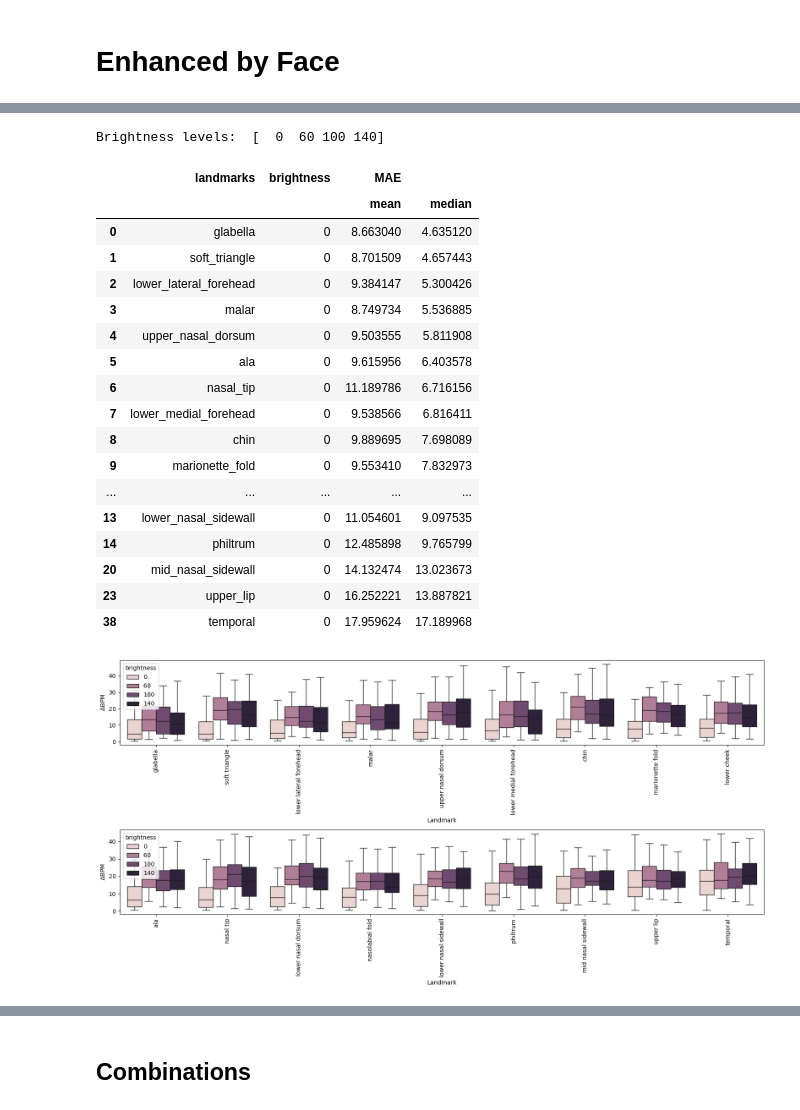
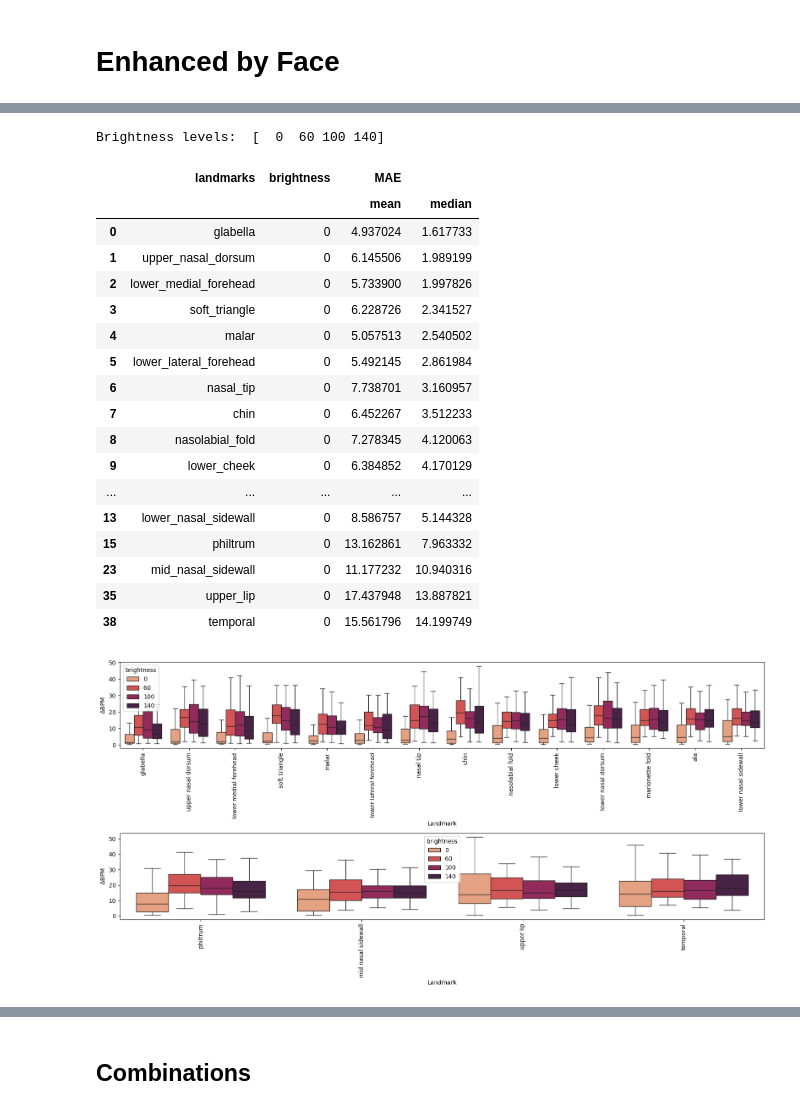
Before and after one commit to emilierp/landmark_rppg, a Jupyter notebook: project_landmarks/analyze_brightness.ipynb, the cells around one changed output, grey strips where cells are left out. Drawn from its saved outputs; the diff is of its cells as text; code cells hidden in the pictures.

```diff
--- a/project_landmarks/analyze_brightness.ipynb
+++ b/project_landmarks/analyze_brightness.ipynb
@@ -34,0 +69,22 @@ Video settings in UBFC_PHYS:  dict_keys(['STILL', 'MALE', 'FEMALE', 'GLASSES', '
+# %%
+# SNR > 6 and skewness > 0.11
+ubfc_valid = ['s1', 's10', 's11',
+       's12', 's13', 's16', 's17', 's18', 's19', 's2', 's20', 's23',
+       's25', 's27', 's28', 's29', 's3', 's30', 's31', 's32', 's34',
+       's36', 's37', 's39', 's40', 's41', 's42', 's43', 's44', 's45',
+       's46', 's47', 's49', 's5', 's50', 's51', 's52', 's53', 's6', 's7',
+       's8', 's9', ]
+
+print(len(ubfc_valid))
+
+def get_still(df):
+    df = df[(df['dataset'] == 'lgi_ppgi') & df['videoFilename'].str.contains('resting') | (df['dataset'] == 'mr_nirp') & df['videoFilename'].str.contains('still')
+        | (df['dataset'] == 'ubfc_phys') & df['videoFilename'].isin(ubfc_valid)].copy().reset_index(drop=True)
+
+    return df
+
+def get_pruned(df):
+    df = df[(df['dataset'] == 'lgi_ppgi') | (df['dataset'] == 'mr_nirp') & df['videoFilename'].str.contains('still')
+        | (df['dataset'] == 'ubfc_phys') & df['videoFilename'].isin(ubfc_valid)].copy().reset_index(drop=True)
+
+    return df
@@ -60,13 +120,16 @@ def __get_df_brightness(dataset_name, metric):
         df = pd.concat([df, tmp], ignore_index=True)
     return df
 
-def compare_landmarks_brightness(datasets, metric='MAE'):
+def compare_landmarks_brightness(datasets, metric='MAE', still=False):
     """
         Plot boxplot of landmarks by brightness levels
     """
     df = pd.DataFrame()
     for dataset_name in datasets:
         df = pd.concat([df, __get_df_brightness(dataset_name, metric)], ignore_index=True)
+    df = get_pruned(df)
+    if still:
+        df = get_still(df)
     # df = df[(df['dataset'] == 'lgi_ppgi') & df['videoFilename'].str.contains('resting') | (df['dataset'] == 'mr_nirp') | (df['dataset'] == 'ubfc_phys')].copy().reset_index(drop=True)
     print("Brightness levels: " , df.brightness.unique())
 
@@ -127,26 +191,27 @@ Brightness levels:  [  0  60 100 140]
 # %%
-df, grouped, fig = compare_landmarks_brightness(['UBFC_PHYS'])
+# STILL
+df, grouped, fig = compare_landmarks_brightness(DATASETS, still=True)
 df[['landmarks', 'brightness','MAE']].groupby(['landmarks', 'brightness']).agg(['mean', 'median']).sort_values(by=('MAE', 'median')).reset_index().groupby('landmarks').head(1) # mean
 # grouped.reset_index().sort_values(by='MAE').drop_duplicates(subset='landmarks', keep='first') # median
 # df[['landmarks', 'brightness','MAE']].groupby(['landmarks', 'brightness']).apply('mean').reset_index().sort_values(by=['landmarks','brightness']).query('landmarks == "marionette_fold"') # check
 # %% [output]
 Brightness levels:  [  0  60 100 140]
 |  | landmarks | brightness | MAE |  |
 |  |  |  | mean | median |
-| 0 | glabella | 0 | 8.663040 | 4.635120 |
-| 1 | soft_triangle | 0 | 8.701509 | 4.657443 |
-| 2 | lower_lateral_forehead | 0 | 9.384147 | 5.300426 |
-| 3 | malar | 0 | 8.749734 | 5.536885 |
-| 4 | upper_nasal_dorsum | 0 | 9.503555 | 5.811908 |
-| 5 | ala | 0 | 9.615956 | 6.403578 |
-| 6 | nasal_tip | 0 | 11.189786 | 6.716156 |
-| 7 | lower_medial_forehead | 0 | 9.538566 | 6.816411 |
-| 8 | chin | 0 | 9.889695 | 7.698089 |
-| 9 | marionette_fold | 0 | 9.553410 | 7.832973 |
+| 0 | glabella | 0 | 4.937024 | 1.617733 |
+| 1 | upper_nasal_dorsum | 0 | 6.145506 | 1.989199 |
+| 2 | lower_medial_forehead | 0 | 5.733900 | 1.997826 |
+| 3 | soft_triangle | 0 | 6.228726 | 2.341527 |
+| 4 | malar | 0 | 5.057513 | 2.540502 |
+| 5 | lower_lateral_forehead | 0 | 5.492145 | 2.861984 |
+| 6 | nasal_tip | 0 | 7.738701 | 3.160957 |
+| 7 | chin | 0 | 6.452267 | 3.512233 |
+| 8 | nasolabial_fold | 0 | 7.278345 | 4.120063 |
+| 9 | lower_cheek | 0 | 6.384852 | 4.170129 |
 | ... | ... | ... | ... | ... |
-| 13 | lower_nasal_sidewall | 0 | 11.054601 | 9.097535 |
-| 14 | philtrum | 0 | 12.485898 | 9.765799 |
-| 20 | mid_nasal_sidewall | 0 | 14.132474 | 13.023673 |
-| 23 | upper_lip | 0 | 16.252221 | 13.887821 |
-| 38 | temporal | 0 | 17.959624 | 17.189968 |
+| 13 | lower_nasal_sidewall | 0 | 8.586757 | 5.144328 |
+| 15 | philtrum | 0 | 13.162861 | 7.963332 |
+| 23 | mid_nasal_sidewall | 0 | 11.177232 | 10.940316 |
+| 35 | upper_lip | 0 | 17.437948 | 13.887821 |
+| 38 | temporal | 0 | 15.561796 | 14.199749 |
-[figure, old version]
+[figure, new version]
```
Also changed, not shown: parts of 37 cells of this notebook, 20 other files.
